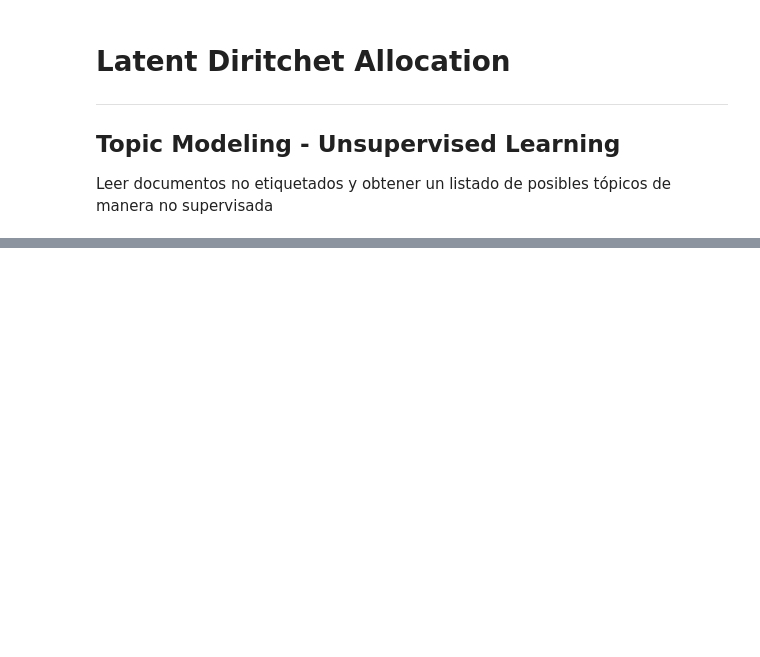
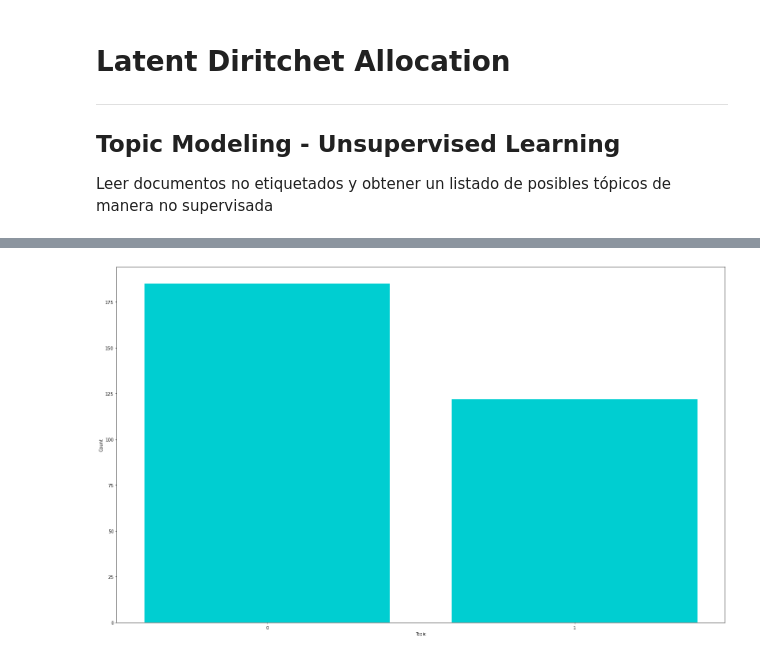
Before and after one commit to aleeherasimiuk/Detector-de-Plagio, a Jupyter notebook: latent_dirichlet_allocation.ipynb, the cells around one changed output, grey strips where cells are left out. Saved outputs shown, nothing was run; the diff lists cells and outputs as text; code cells hidden in the pictures; blank space fills up the shorter version.

```diff
--- a/latent_dirichlet_allocation.ipynb
+++ b/latent_dirichlet_allocation.ipynb
@@ -107,0 +86,2 @@ lemmatize('clienta')
+# %%
+lda_model = LdaMulticore(bag_of_words, num_topics=2, id2word=id2token, passes=100, workers=6, iterations = 100, random_state=0)
@@ -107,0 +97,4 @@ lemmatize('clienta')
+# %%
+show_bar_graphic(get_dictionary(lda_model, bag_of_words), 'Topic', 'Count')
+# %% [output]
+[figure, added]
```
Also changed, not shown: parts of 14 cells of this notebook, 3 other files.
